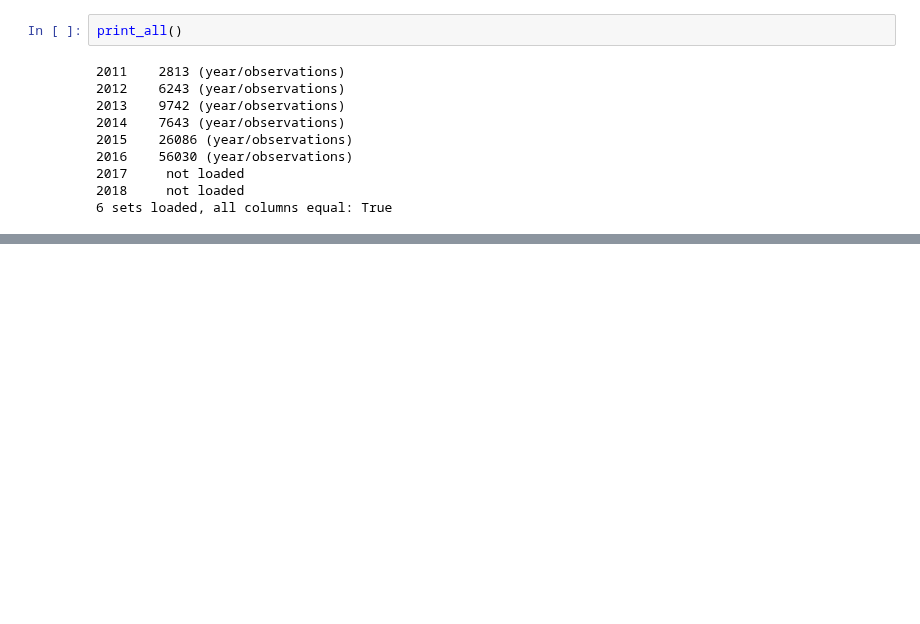
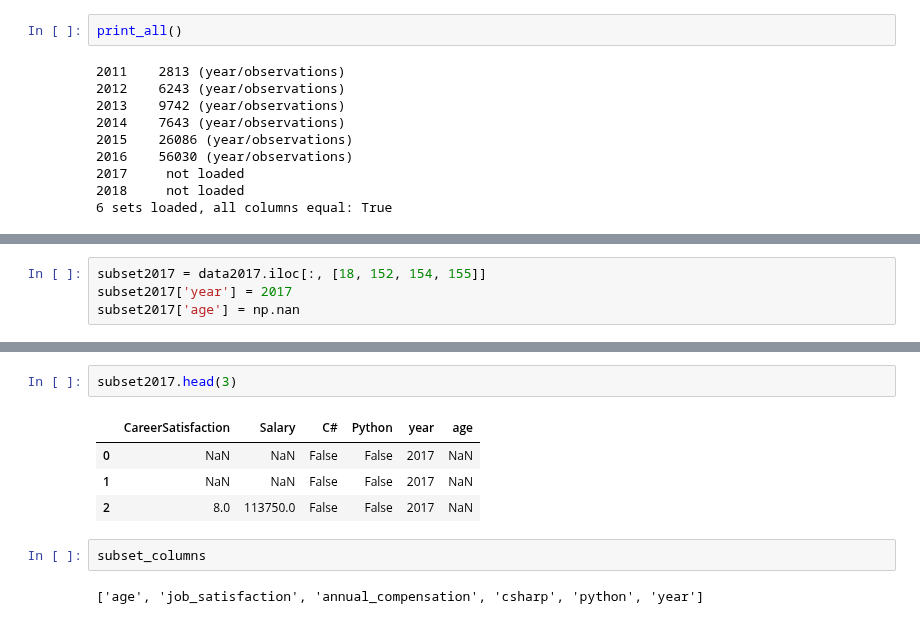
Before and after one commit to huli/the-transparent-coder, a Jupyter notebook: overview.ipynb, the cells around one changed output, grey strips where cells are left out. Drawn from its saved outputs; the diff is of its cells as text; blank space fills up the shorter version.

Commit message:
Added year 2017

```diff
--- a/overview.ipynb
+++ b/overview.ipynb
@@ -916,0 +955,4 @@ print_all()
+# %%
+subset2017 = data2017.iloc[:, [18, 152, 154, 155]]
+subset2017['year'] = 2017
+subset2017['age'] = np.nan
@@ -916,0 +970,11 @@ print_all()
+# %%
+subset2017.head(3)
+# %% [output]
+|  | CareerSatisfaction | Salary | C# | Python | year | age |
+| 0 | NaN | NaN | False | False | 2017 | NaN |
+| 1 | NaN | NaN | False | False | 2017 | NaN |
+| 2 | 8.0 | 113750.0 | False | False | 2017 | NaN |
+# %%
+subset_columns
+# %% [output]
+['age', 'job_satisfaction', 'annual_compensation', 'csharp', 'python', 'year']
```
Also changed, not shown: parts of 12 cells of this notebook.
